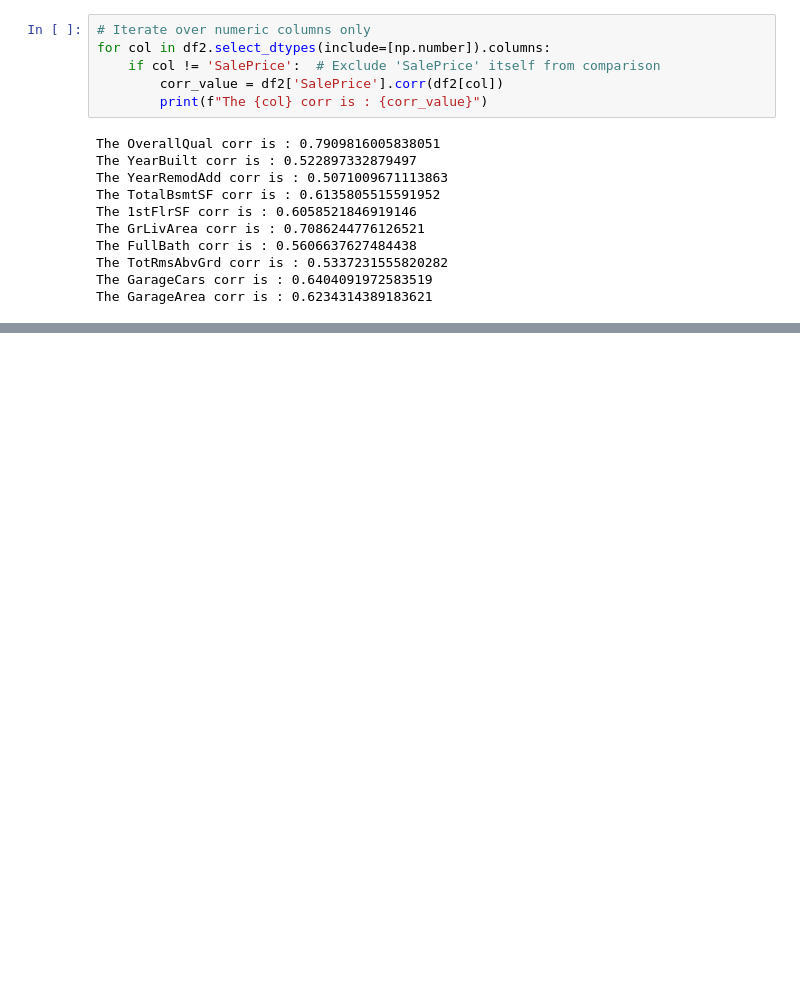
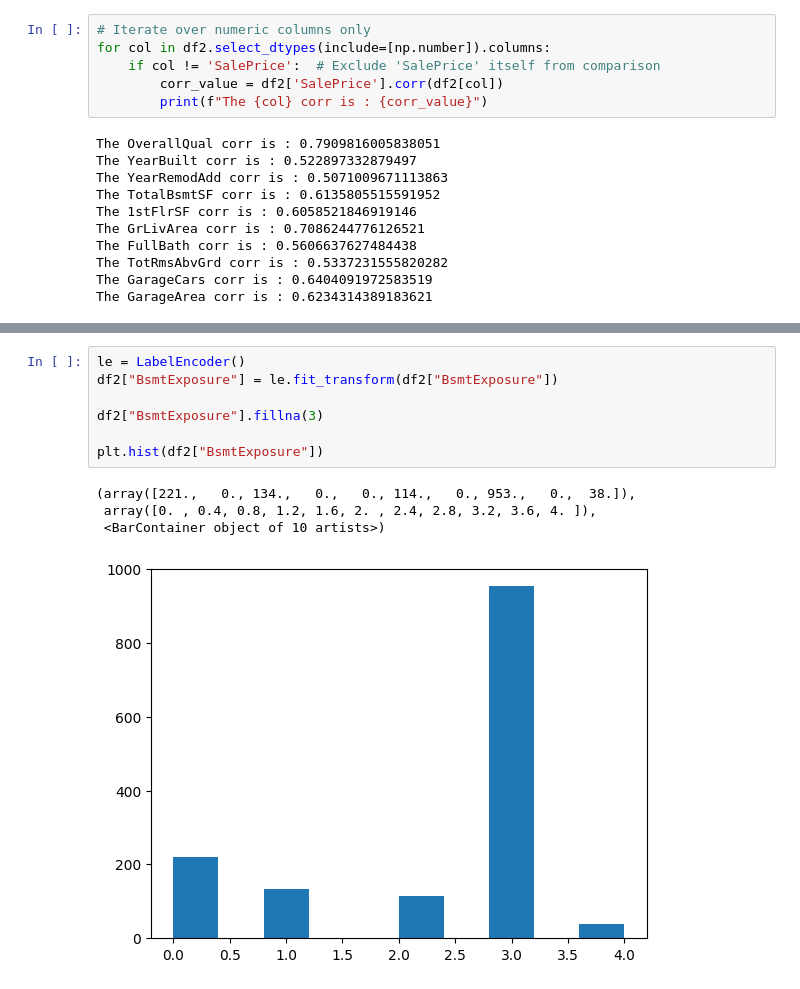
Before and after one commit to MohAsh81/Kaggle, a Jupyter notebook: Advanced_House_Prediction.ipynb, the cells around one changed output, grey strips where cells are left out. Cells and saved outputs as stored; diff of their text form; blank space fills up the shorter version.

```diff
--- a/Advanced_House_Prediction.ipynb
+++ b/Advanced_House_Prediction.ipynb
@@ -208,0 +225,12 @@ The GarageArea corr is : 0.6234314389183621
+# %%
+le = LabelEncoder()
+df2["BsmtExposure"] = le.fit_transform(df2["BsmtExposure"])
+
+df2["BsmtExposure"].fillna(3)
+
+plt.hist(df2["BsmtExposure"])
+# %% [output]
+(array([221.,   0., 134.,   0.,   0., 114.,   0., 953.,   0.,  38.]),
+ array([0. , 0.4, 0.8, 1.2, 1.6, 2. , 2.4, 2.8, 3.2, 3.6, 4. ]),
+ <BarContainer object of 10 artists>)
+[figure, added]
```
Also changed, not shown: parts of 14 cells of this notebook.
